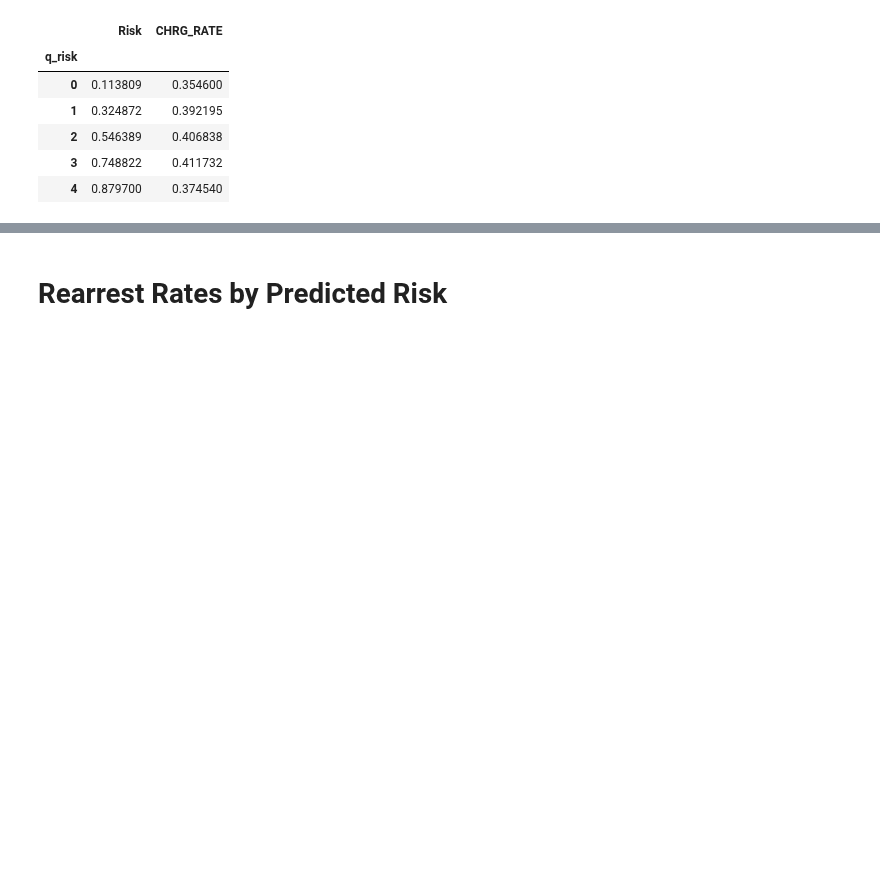
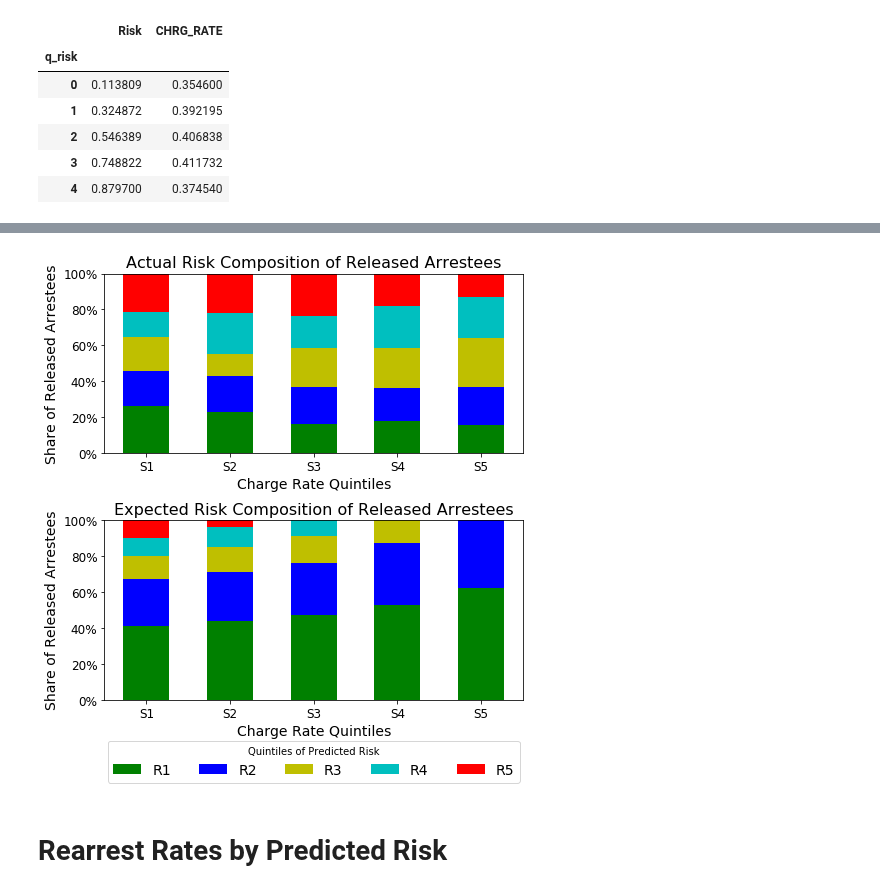
Before and after one commit to da1933/NODA, a Jupyter notebook: Risk.ipynb, the cells around one changed output, grey strips where cells are left out. Cells and saved outputs as stored; diff of their text form; code cells hidden in the pictures; blank space fills up the shorter version.

```diff
--- a/Risk.ipynb
+++ b/Risk.ipynb
@@ -255,0 +236,7 @@ array([ 0.2611336 ,  0.19736842,  0.1902834 ,  0.13815789,  0.21305668,
+# %%
+ideal_case = plot_data.copy()
+ideal_case[0]=np.array((.41,.44,.47,.53,.62))
+ideal_case[1]=np.array((.26,.27,.29,.34,.38))
+ideal_case[2]=np.array((.13,.14,.15,.13,0))
+ideal_case[3]=np.array((.1,.11,.09,0,0))
+ideal_case[4]=np.array((.1,.04,0,0,0))
@@ -256,3 +252,64 @@ array([ 0.2611336 ,  0.19736842,  0.1902834 ,  0.13815789,  0.21305668,
+# %%
+
+plt.figure(figsize=(7, 7))
+
+ax=plt.subplot(211)
+
+
+fmt = '%.0f%%' # Format you want the ticks, e.g. '40%'
+yticks = mtick.FormatStrFormatter(fmt)
+ax.yaxis.set_major_formatter(yticks)
+
+ind = np.arange(5)    # the x locations for the groups
+width = 0.55       # the width of the bars: can also be len(x) sequence
+
+p1 = plt.bar(ind, plot_data[0.0]*100, width, align='center', color='g')
+p2 = plt.bar(ind, plot_data[1.0]*100, width, align='center', bottom=plot_data[0.0]*100, color='b')
+p3 = plt.bar(ind, plot_data[2.0]*100, width, align='center', bottom=(plot_data[1.0] +plot_data[0.0])*100, color='y')
+p4 = plt.bar(ind, plot_data[3.0]*100, width, align='center', bottom=(plot_data[2.0] + plot_data[1.0] +plot_data[0.0])*100, color='c')
+p5 = plt.bar(ind, plot_data[4.0]*100, width, align='center', bottom=(plot_data[3.0] + plot_data[2.0] + plot_data[1.0] +plot_data[0.0])*100, color='r')
+
+ax.set_ylabel('Share of Released Arrestees',fontsize=14)
+plt.title('Actual Risk Composition of Released Arrestees',fontsize=16)
+plt.xticks(ind, ('S1', 'S2','S3','S4','S5'),fontsize=12)
+plt.yticks(fontsize=12)
+plt.ylim([0,100])
+ax.set_xlabel('Charge Rate Quintiles', fontsize=14)
+#plt.legend((p1[0], p2[0],p3[0],p4[0],p5[0]), ('R1', 'R2','R3','R4','R5'),title='Quintiles of Predicted Risk',\
+           #fontsize=12,
+           #bbox_to_anchor=(1.01, 1), loc=2, ncol=1)
+
+#plt.show()
+#############################################################################################################
+
+#plt.figure(figsize=(10, 6))
+ax=plt.subplot(212)
+
+fmt = '%.0f%%' # Format you want the ticks, e.g. '40%'
+yticks = mtick.FormatStrFormatter(fmt)
+ax.yaxis.set_major_formatter(yticks)
+
+ind = np.arange(5)    # the x locations for the groups
+width = 0.55       # the width of the bars: can also be len(x) sequence
+
+p1 = plt.bar(ind, ideal_case[0.0]*100, width, align='center', color='g')
+p2 = plt.bar(ind, ideal_case[1.0]*100, width, align='center', bottom=ideal_case[0.0]*100, color='b')
+p3 = plt.bar(ind, ideal_case[2.0]*100, width, align='center', bottom=(ideal_case[1.0] +ideal_case[0.0])*100, color='y')
+p4 = plt.bar(ind, ideal_case[3.0]*100, width, align='center', bottom=(ideal_case[2.0] + ideal_case[1.0] +ideal_case[0.0])*100, color='c')
+p5 = plt.bar(ind, ideal_case[4.0]*100, width, align='center', bottom=(ideal_case[3.0] + ideal_case[2.0] + ideal_case[1.0] +ideal_case[0.0])*100, color='r')
+
+ax.set_ylabel('Share of Released Arrestees',fontsize=14)
+plt.title('Expected Risk Composition of Released Arrestees',fontsize=16)
+plt.xticks(ind, ('S1', 'S2','S3','S4','S5'),fontsize=12)
+plt.yticks(fontsize=12)
+ax.set_xlabel('Charge Rate Quintiles', fontsize=14)
+plt.legend((p1[0], p2[0],p3[0],p4[0],p5[0]), ('R1', 'R2','R3','R4','R5'),title='Quintiles of Predicted Risk',\
+           fontsize=14,\
+           bbox_to_anchor=(.5, -.50), loc='lower center', ncol=5)
+plt.tight_layout()
+plt.show()
+# %% [output]
+[figure, added]
 # %% [markdown]
 # Rearrest Rates by Predicted Risk
 # %%
```
Also changed, not shown: parts of 16 cells of this notebook.
